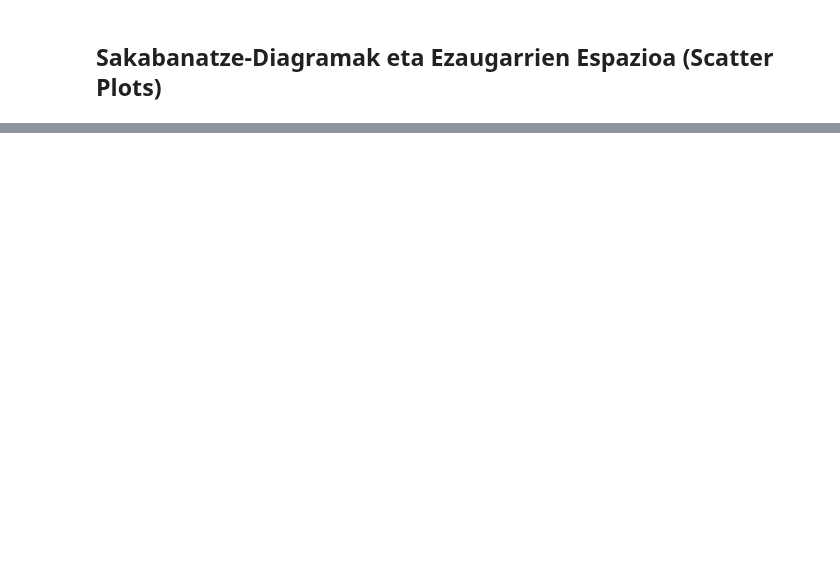
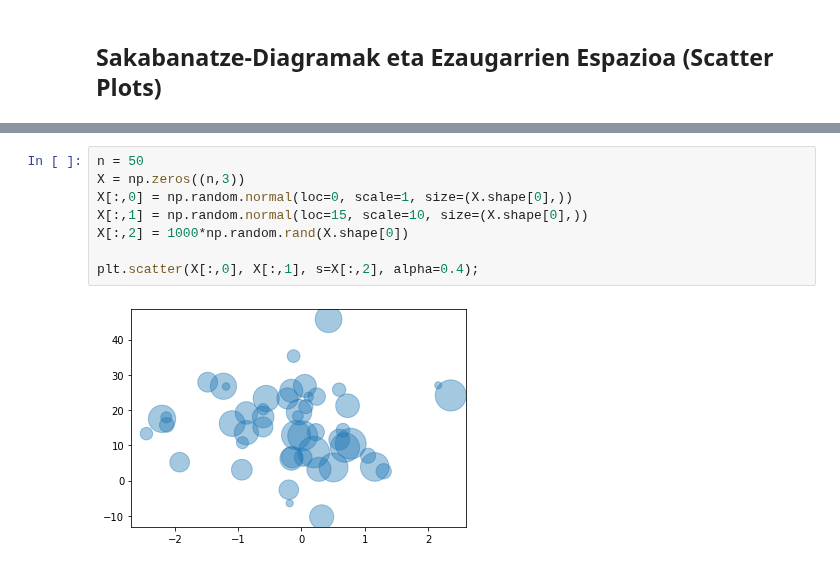
Before and after one commit to mpenagar/Egungo-Programazio-Teknikak, a Jupyter notebook: Ariketak/Matplotlib-Ariketak.ipynb, the cells around one changed output, grey strips where cells are left out. Saved outputs shown, nothing was run; the diff lists cells and outputs as text; blank space fills up the shorter version.

```diff
--- a/Ariketak/Matplotlib-Ariketak.ipynb
+++ b/Ariketak/Matplotlib-Ariketak.ipynb
@@ -65,0 +63,10 @@ plt.scatter(X[:,0], X[:,1], c=y, cmap='viridis')
+# %%
+n = 50
+X = np.zeros((n,3))
+X[:,0] = np.random.normal(loc=0, scale=1, size=(X.shape[0],))
+X[:,1] = np.random.normal(loc=15, scale=10, size=(X.shape[0],))
+X[:,2] = 1000*np.random.rand(X.shape[0])
+
+plt.scatter(X[:,0], X[:,1], s=X[:,2], alpha=0.4);
+# %% [output]
+[figure, added]
```
Also changed, not shown: parts of 16 cells of this notebook, 1 other file.
